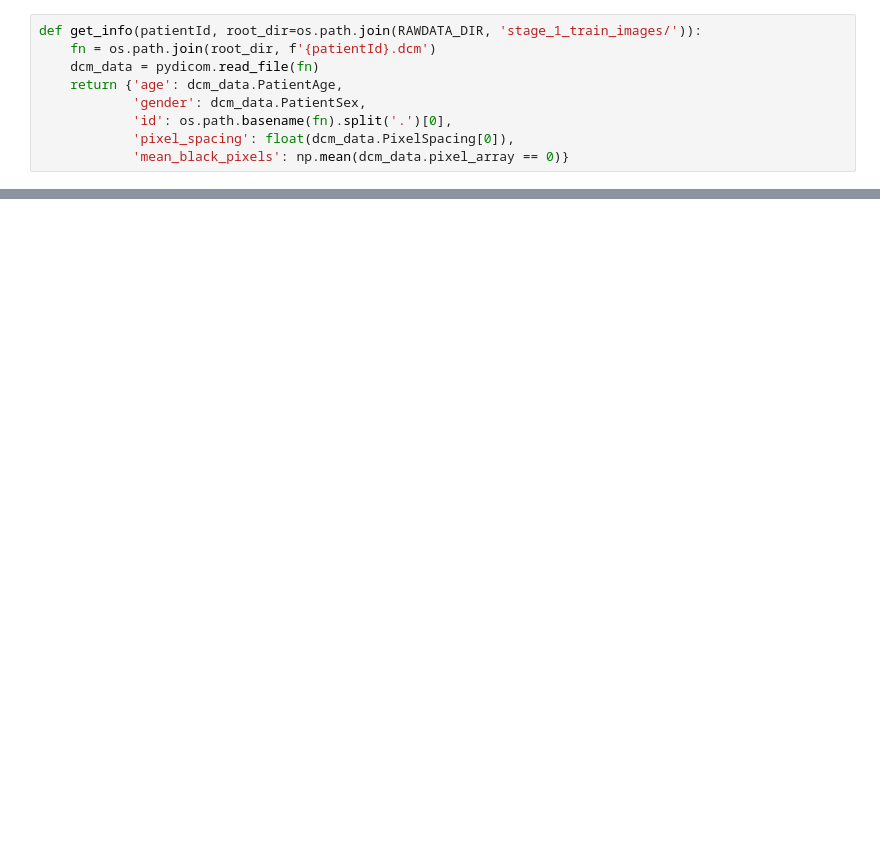
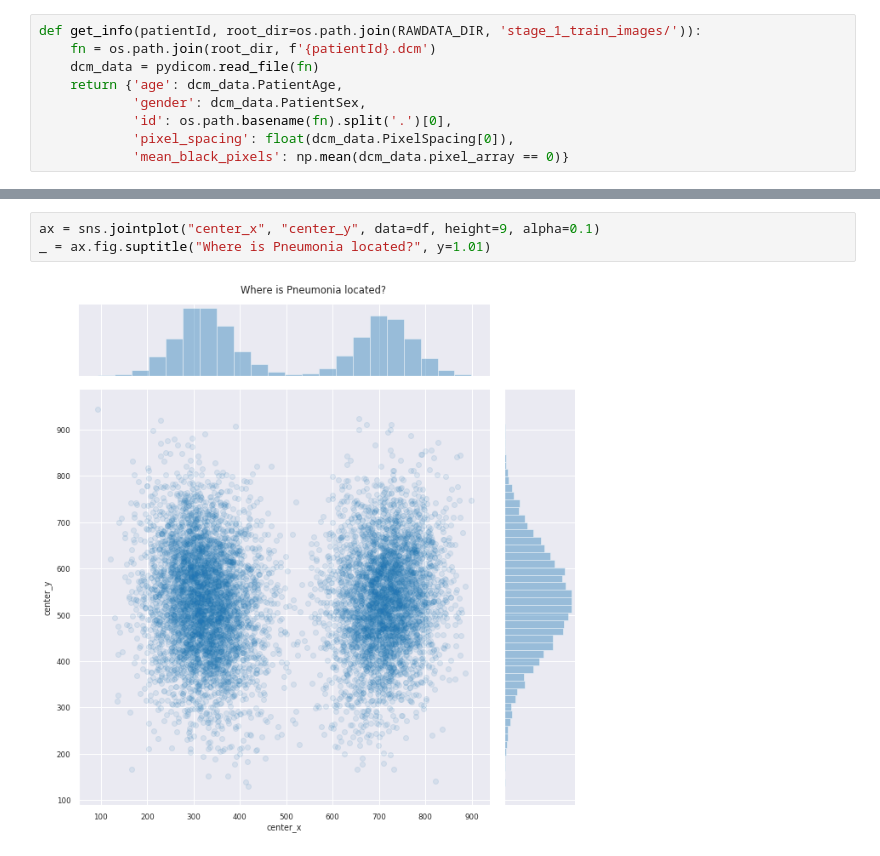
Before and after one commit to abawchen/kaggle-rsna-pneumonia-detection-challenge, a Jupyter notebook: ipynb/eda.ipynb, the cells around one changed output, grey strips where cells are left out. Cells and saved outputs as stored; diff of their text form; blank space fills up the shorter version.

```diff
--- a/ipynb/eda.ipynb
+++ b/ipynb/eda.ipynb
@@ -45,0 +96,5 @@ Index(['patientId', 'x', 'y', 'width', 'height', 'Target', 'aspect_ratio',
+# %%
+ax = sns.jointplot("center_x", "center_y", data=df, height=9, alpha=0.1)
+_ = ax.fig.suptitle("Where is Pneumonia located?", y=1.01)
+# %% [output]
+[figure, added]
```
Also changed, not shown: parts of 21 cells of this notebook.
